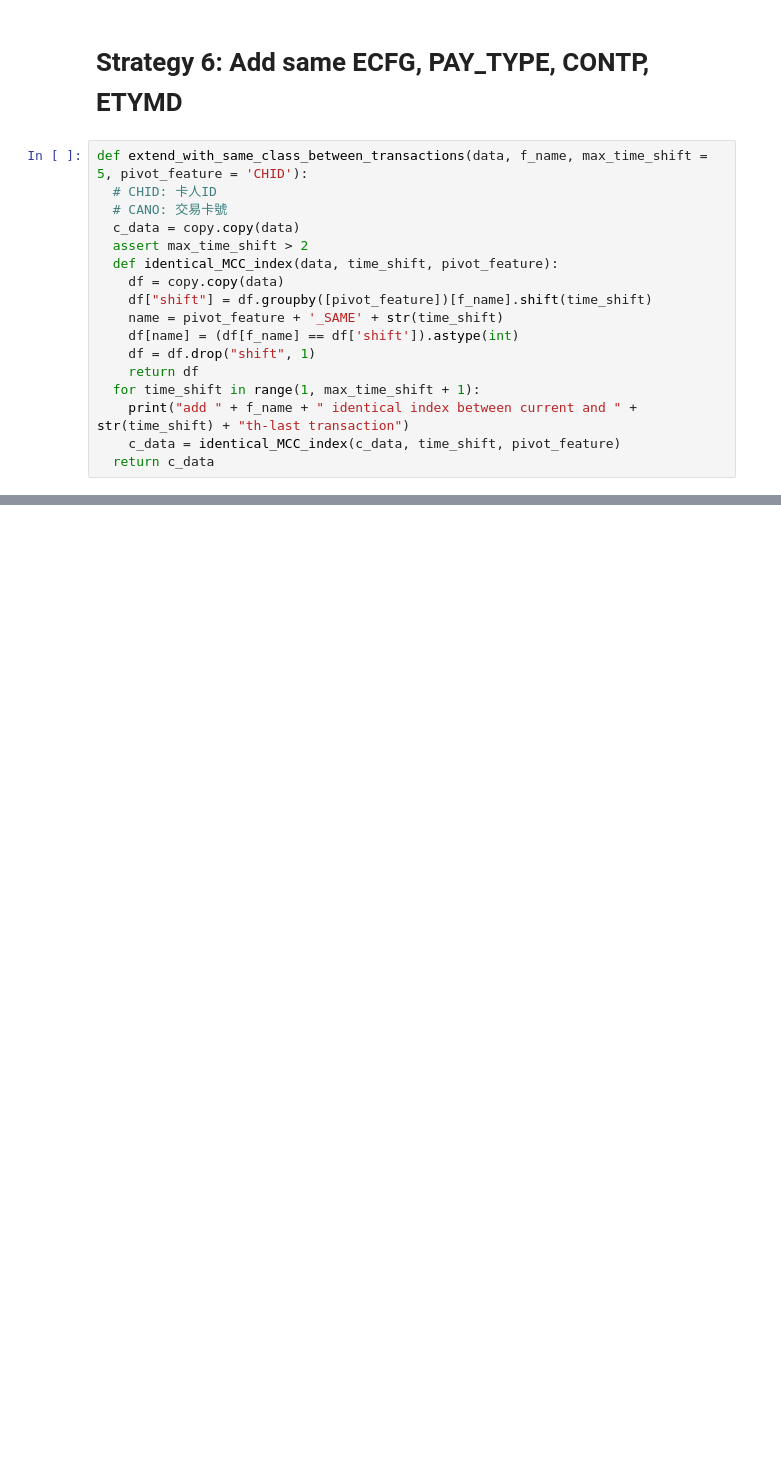
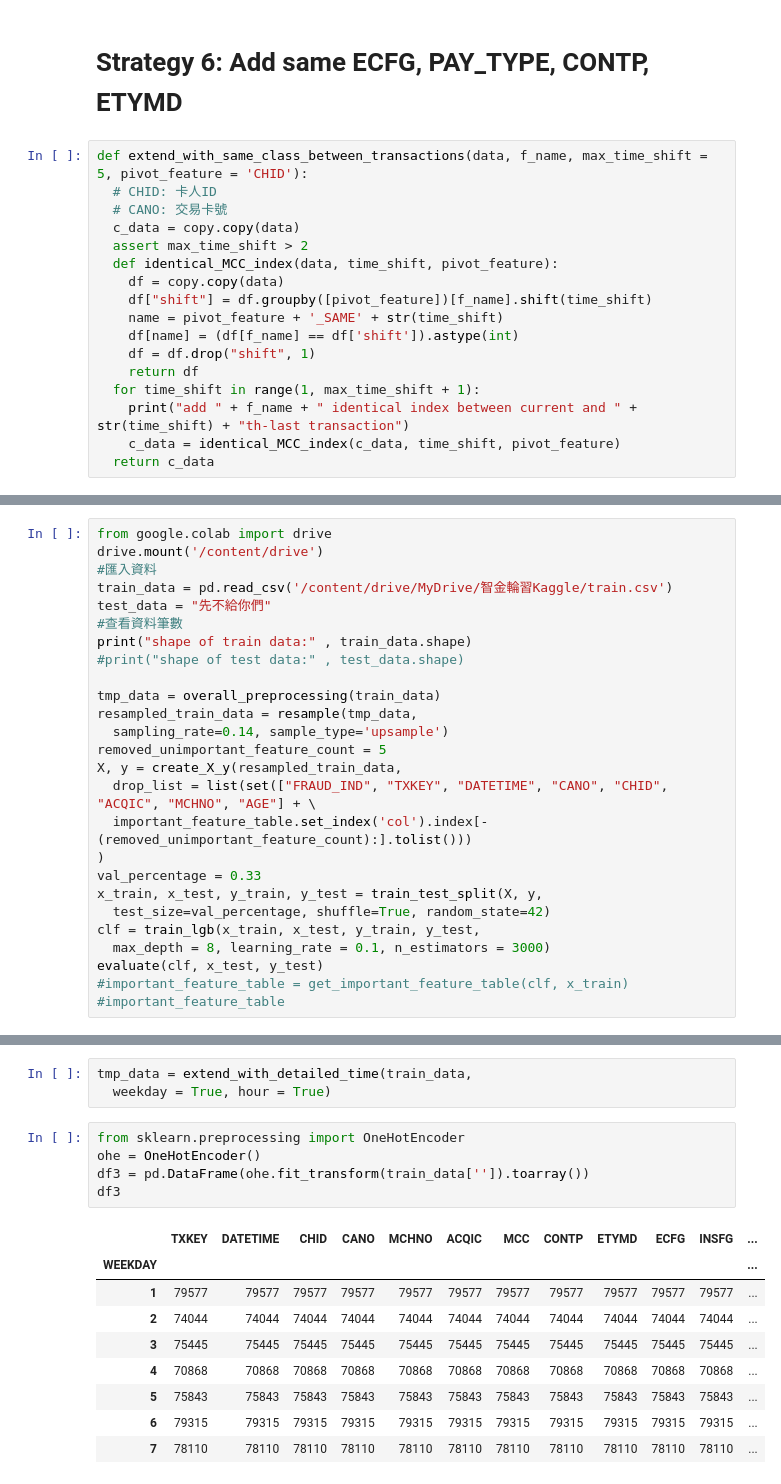
Before and after one commit to jeffrey82221/cc_fraud_delection, a Jupyter notebook: FraudDetectionTrainModulized_v2.ipynb, the cells around one changed output, grey strips where cells are left out. Cells and saved outputs as stored; diff of their text form; blank space fills up the shorter version.

```diff
--- a/FraudDetectionTrainModulized_v2.ipynb
+++ b/FraudDetectionTrainModulized_v2.ipynb
@@ -1363,0 +1630,26 @@ def extend_with_same_class_between_transactions(data, f_name, max_time_shift = 5
+# %%
+from google.colab import drive
+drive.mount('/content/drive')
+#匯入資料
+train_data = pd.read_csv('/content/drive/MyDrive/智金輪習Kaggle/train.csv')
+test_data = "先不給你們"
+#查看資料筆數
+print("shape of train data:" , train_data.shape)
+#print("shape of test data:" , test_data.shape)
+
+tmp_data = overall_preprocessing(train_data)
+resampled_train_data = resample(tmp_data,
+  sampling_rate=0.14, sample_type='upsample')
+removed_unimportant_feature_count = 5
+X, y = create_X_y(resampled_train_data,
+  drop_list = list(set(["FRAUD_IND", "TXKEY", "DATETIME", "CANO", "CHID", "ACQIC", "MCHNO", "AGE"] + \
+  important_feature_table.set_index('col').index[-(removed_unimportant_feature_count):].tolist()))
+)
+val_percentage = 0.33
+x_train, x_test, y_train, y_test = train_test_split(X, y,
+  test_size=val_percentage, shuffle=True, random_state=42)
+clf = train_lgb(x_train, x_test, y_train, y_test,
+  max_depth = 8, learning_rate = 0.1, n_estimators = 3000)
+evaluate(clf, x_test, y_test)
+#important_feature_table = get_important_feature_table(clf, x_train)
+#important_feature_table
@@ -1363,0 +1718,18 @@ def extend_with_same_class_between_transactions(data, f_name, max_time_shift = 5
+# %%
+tmp_data = extend_with_detailed_time(train_data,
+  weekday = True, hour = True)
+# %%
+from sklearn.preprocessing import OneHotEncoder
+ohe = OneHotEncoder()
+df3 = pd.DataFrame(ohe.fit_transform(train_data['']).toarray())
+df3
+# %% [output]
+|  | TXKEY | DATETIME | CHID | CANO | MCHNO | ACQIC | MCC | CONTP | ETYMD | ECFG | INSFG | ... |
+| WEEKDAY |  |  |  |  |  |  |  |  |  |  |  | ... |
+| 1 | 79577 | 79577 | 79577 | 79577 | 79577 | 79577 | 79577 | 79577 | 79577 | 79577 | 79577 | ... |
+| 2 | 74044 | 74044 | 74044 | 74044 | 74044 | 74044 | 74044 | 74044 | 74044 | 74044 | 74044 | ... |
+| 3 | 75445 | 75445 | 75445 | 75445 | 75445 | 75445 | 75445 | 75445 | 75445 | 75445 | 75445 | ... |
+| 4 | 70868 | 70868 | 70868 | 70868 | 70868 | 70868 | 70868 | 70868 | 70868 | 70868 | 70868 | ... |
+| 5 | 75843 | 75843 | 75843 | 75843 | 75843 | 75843 | 75843 | 75843 | 75843 | 75843 | 75843 | ... |
+| 6 | 79315 | 79315 | 79315 | 79315 | 79315 | 79315 | 79315 | 79315 | 79315 | 79315 | 79315 | ... |
+| 7 | 78110 | 78110 | 78110 | 78110 | 78110 | 78110 | 78110 | 78110 | 78110 | 78110 | 78110 | ... |
```
Also changed, not shown: parts of 14 cells of this notebook.
